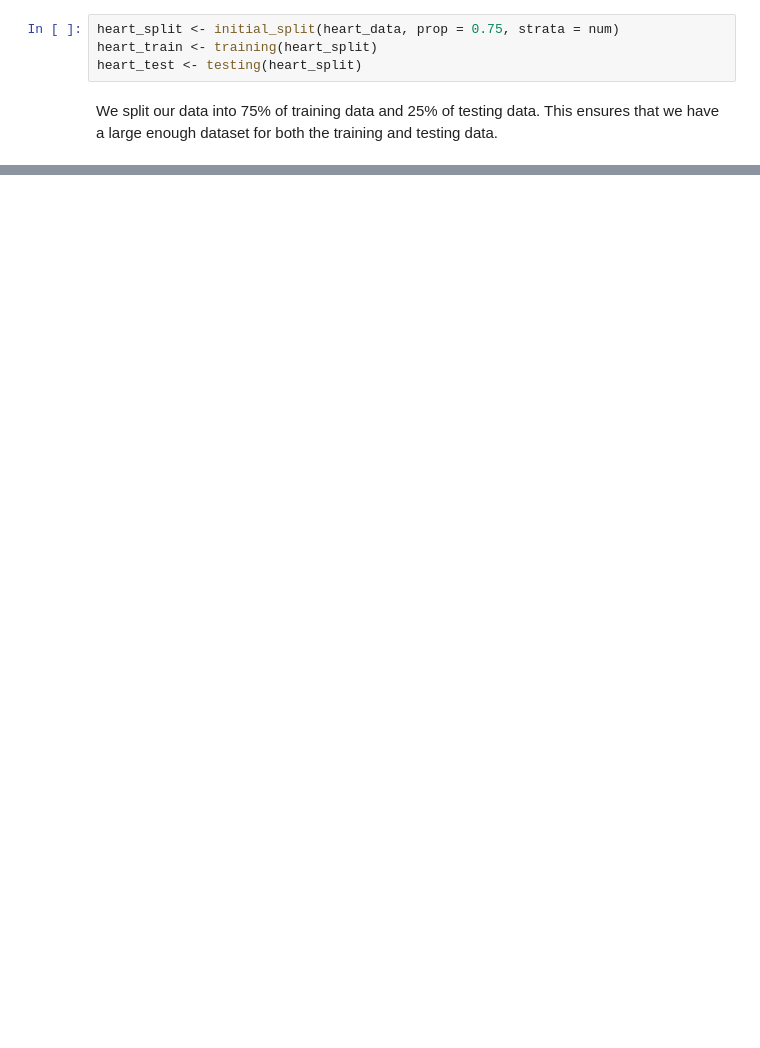
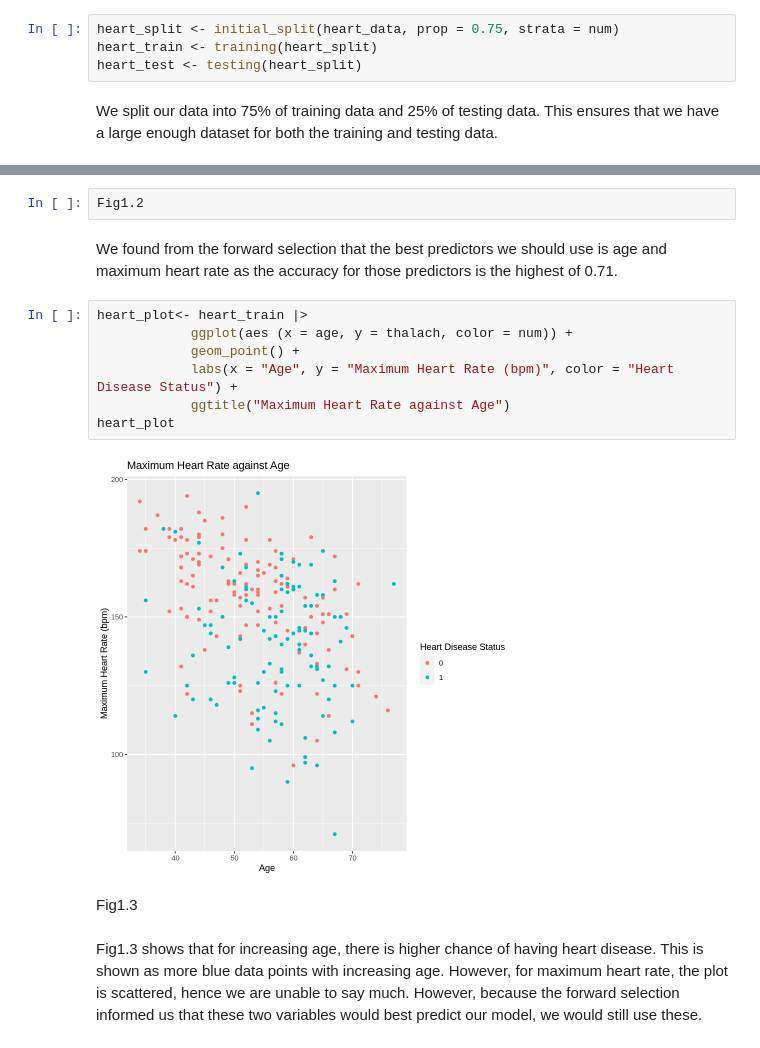
Before and after one commit to TracyGan/DSCI100, a Jupyter notebook: GroupReport.ipynb, the cells around one changed output, grey strips where cells are left out. Drawn from its saved outputs; the diff is of its cells as text; blank space fills up the shorter version.

```diff
--- a/GroupReport.ipynb
+++ b/GroupReport.ipynb
@@ -113,0 +200,17 @@ We split our data into 75% of training data and 25% of testing data. This ensure
+# %%
+Fig1.2
+# %% [markdown]
+We found from the forward selection that the best predictors we should use is age and maximum heart rate as the accuracy for those predictors is the highest of 0.71.
+# %%
+heart_plot<- heart_train |>
+            ggplot(aes (x = age, y = thalach, color = num)) +
+            geom_point() +
+            labs(x = "Age", y = "Maximum Heart Rate (bpm)", color = "Heart Disease Status") +
+            ggtitle("Maximum Heart Rate against Age")
+heart_plot
+# %% [output]
+[figure, added]
+# %% [markdown]
+Fig1.3
+# %% [markdown]
+Fig1.3 shows that for increasing age, there is higher chance of having heart disease. This is shown as more blue data points with increasing age. However, for maximum heart rate, the plot is scattered, hence we are unable to say much. However, because the forward selection informed us that these two variables would best predict our model, we would still use these.
```
Also changed, not shown: parts of 23 cells of this notebook.
